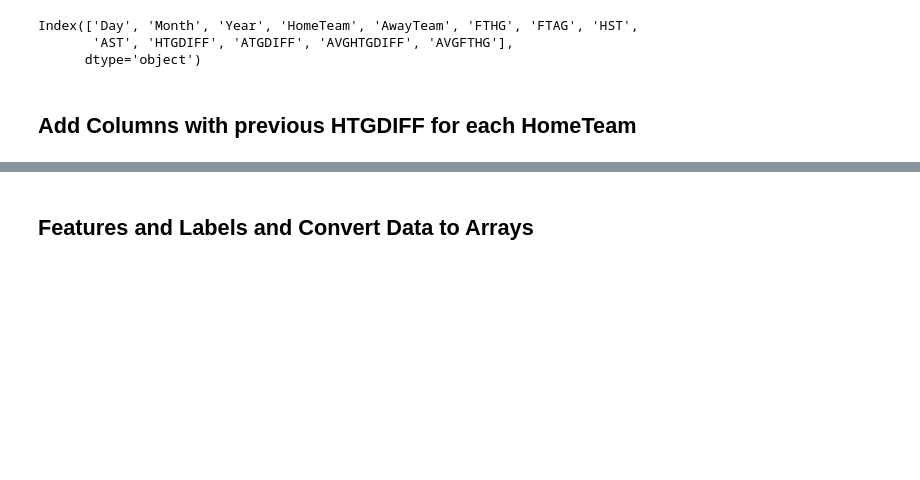
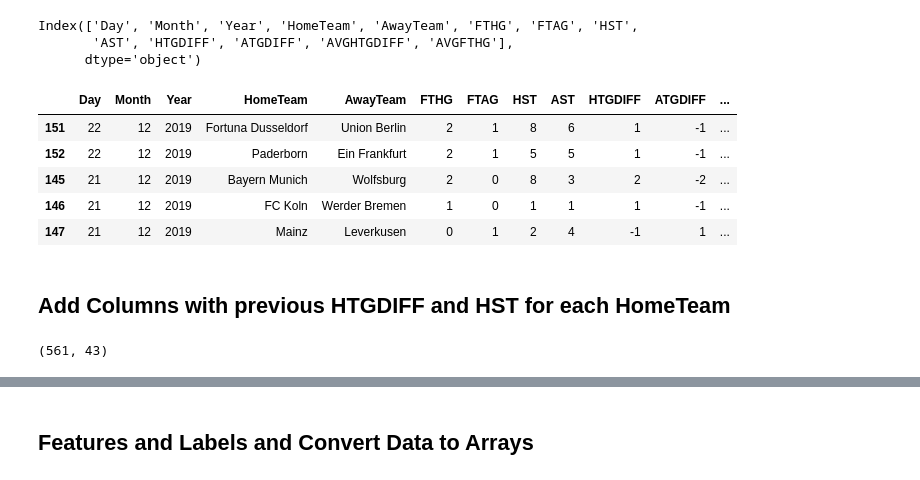
Before and after one commit to nichohelmut/bookie, a Jupyter notebook: home_team_prediction.ipynb, the cells around one changed output, grey strips where cells are left out. Saved outputs shown, nothing was run; the diff lists cells and outputs as text; code cells hidden in the pictures; blank space fills up the shorter version.

```diff
--- a/home_team_prediction.ipynb
+++ b/home_team_prediction.ipynb
@@ -45,5 +40,14 @@ df_both_seasons.columns
 Index(['Day', 'Month', 'Year', 'HomeTeam', 'AwayTeam', 'FTHG', 'FTAG', 'HST',
        'AST', 'HTGDIFF', 'ATGDIFF', 'AVGHTGDIFF', 'AVGFTHG'],
       dtype='object')
+# %%
+df_both_seasons.head()
+# %% [output]
+|  | Day | Month | Year | HomeTeam | AwayTeam | FTHG | FTAG | HST | AST | HTGDIFF | ATGDIFF | ... |
+| 151 | 22 | 12 | 2019 | Fortuna Dusseldorf | Union Berlin | 2 | 1 | 8 | 6 | 1 | -1 | ... |
+| 152 | 22 | 12 | 2019 | Paderborn | Ein Frankfurt | 2 | 1 | 5 | 5 | 1 | -1 | ... |
+| 145 | 21 | 12 | 2019 | Bayern Munich | Wolfsburg | 2 | 0 | 8 | 3 | 2 | -2 | ... |
+| 146 | 21 | 12 | 2019 | FC Koln | Werder Bremen | 1 | 0 | 1 | 1 | 1 | -1 | ... |
+| 147 | 21 | 12 | 2019 | Mainz | Leverkusen | 0 | 1 | 2 | 4 | -1 | 1 | ... |
 # %% [markdown]
-## Add Columns with previous HTGDIFF for each HomeTeam
+## Add Columns with previous HTGDIFF and HST for each HomeTeam
@@ -85,2 +97,6 @@ df_result = df_team_with_past_HST.copy()
+# %%
+df_result.shape
+# %% [output]
+(561, 43)
 # %%
 df_result = df_result.drop(['HomeTeam', 'AwayTeam'], axis = 1)
```
Also changed, not shown: parts of 47 cells of this notebook, 27 other files.
